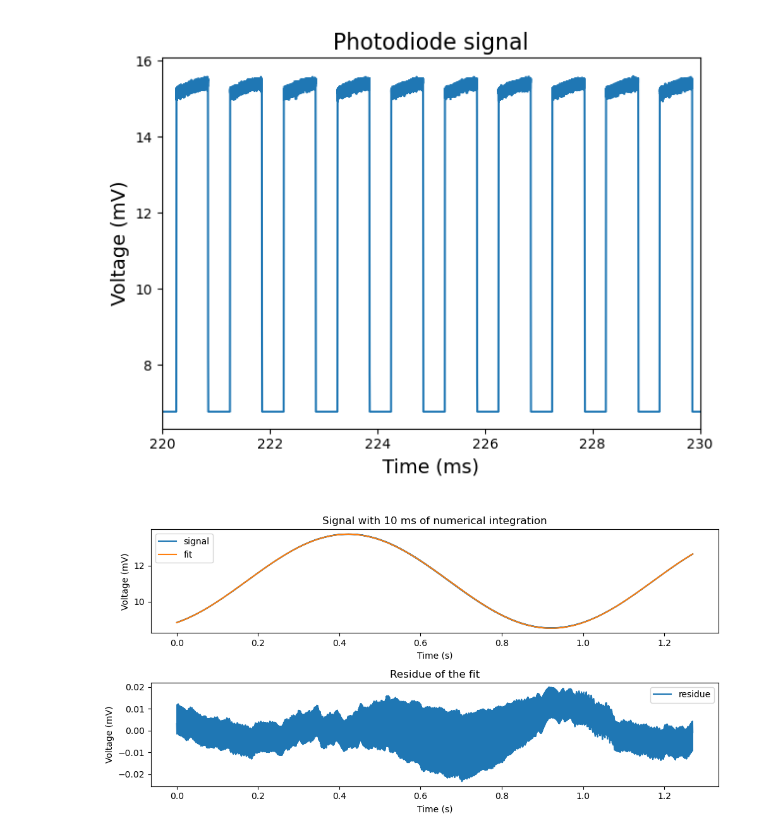
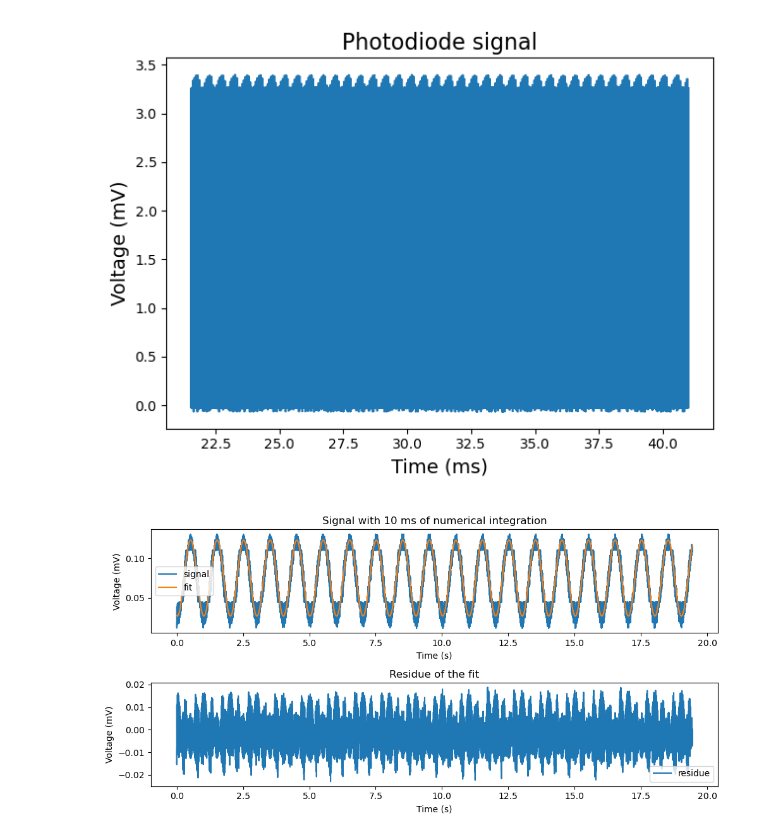
Before and after one commit to orlandomarcelo/DREAM_repo, a Jupyter notebook: Notebooks/Oscillo.ipynb, the cells around one changed output. Saved outputs shown, nothing was run; the diff lists cells and outputs as text; code cells hidden in the pictures.

```diff
--- a/Notebooks/Oscillo.ipynb
+++ b/Notebooks/Oscillo.ipynb
@@ -16,4 +16,6 @@ if module_path not in sys.path:
 import ExperimentClass
 import tools
 # %%
-data = pd.read_csv("C:/Users/Orlando/ownCloud - ORLANDO Marcelo@mycore.cnrs.fr/Doutorado/Dados experimentais/oscillo/L128Z201.csv")
+#data = pd.read_csv("C:/Users/Orlando/ownCloud - ORLANDO Marcelo@mycore.cnrs.fr/Doutorado/Dados experimentais/oscillo/L128Z201.csv")
+data = pd.read_csv("C:/Users/Orlando/ownCloud - ORLANDO Marcelo@mycore.cnrs.fr/Doutorado/Dados experimentais/MCC_DAQ/Analog - 03-08-2023 17-39-54.93250.csv")
+data
@@ -20,17 +36,19 @@ data = pd.read_csv("C:/Users/Orlando/ownCloud - ORLANDO Marcelo@mycore.cnrs.fr/D
 # %%
-time = np.asarray(data.iloc[:,0])
-signal = np.asarray(data.iloc[:,1])
+time = np.asarray(data.iloc[:,1])
+index = index = np.where(time > 41)[0][0]
+time = time[0:index]
+signal = np.asarray(data.iloc[0:index,2])
 
 fig, ax = plt.subplots()
-ax.plot((np.asarray(data.iloc[:,0]) - data.iloc[:,0][0])*1000,np.asarray(data.iloc[:,1]))
+ax.plot(time,signal)
 ax.set_xlabel('Time (ms)', fontsize = 14)
 ax.set_ylabel('Voltage (mV)', fontsize = 14)
 ax.set_title('Photodiode signal', fontsize = 16)
-ax.set_xlim([220,230])
+#ax.set_xlim([220,230])
 
 fig.tight_layout()
 # %% [output]
-[figure, old version]
+[figure, new version]
 # %%
 importlib.reload(tools)
 
@@ -71,4 +89,4 @@ ax[1].set_title('Residue of the fit')
 
 figure.tight_layout()
 # %% [output]
-[figure, old version]
+[figure, new version]
```
Also changed, not shown: parts of 4 cells of this notebook, 2 other files.
